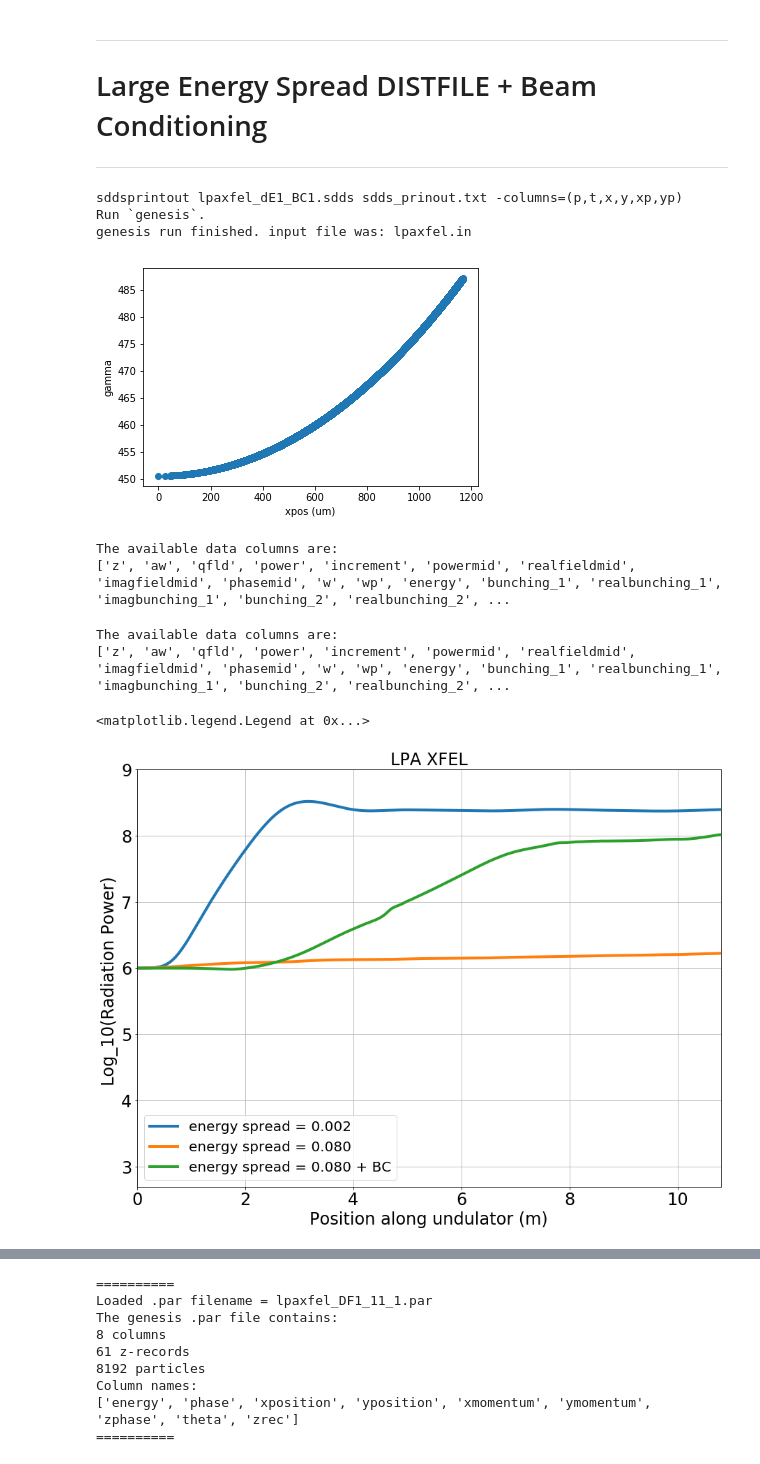
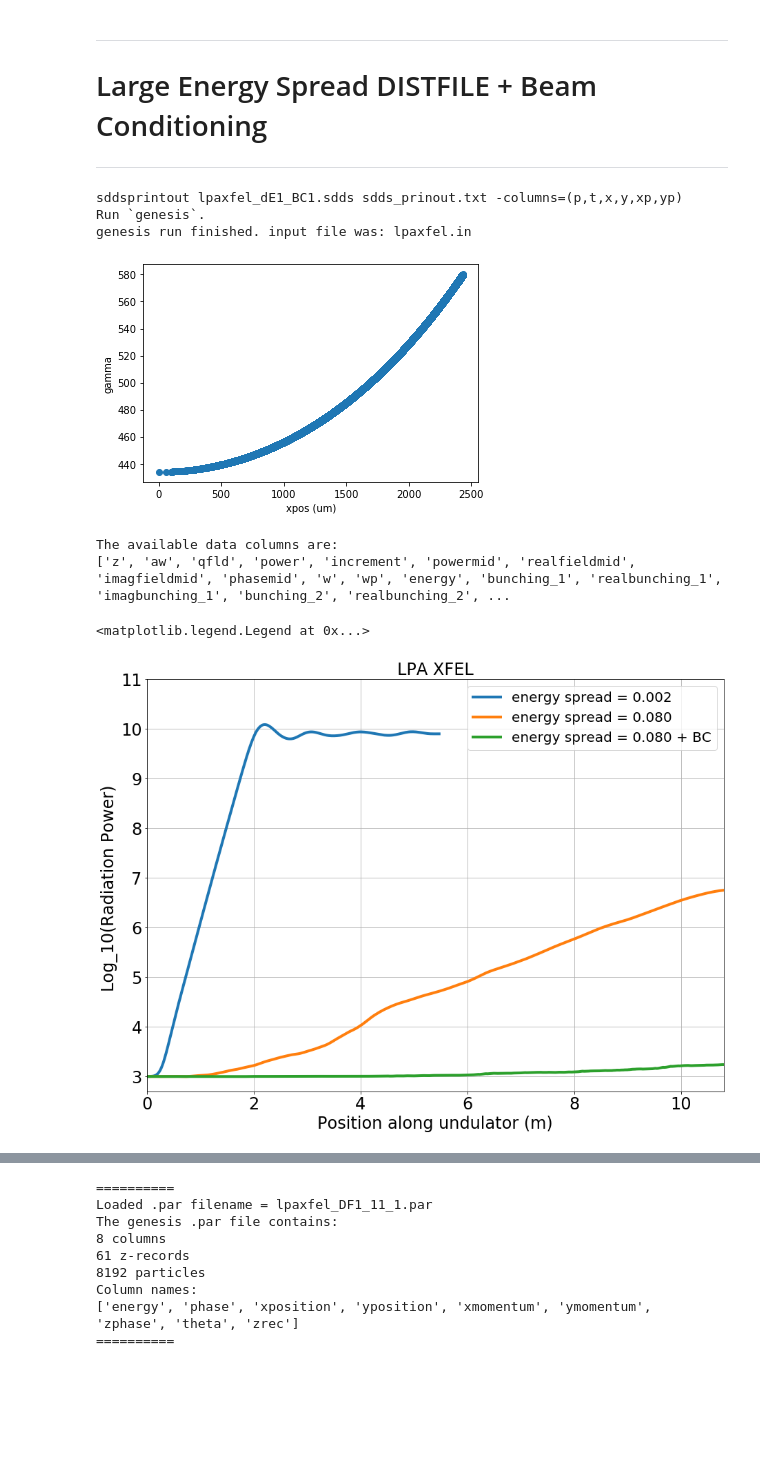
Before and after one commit to igred8/accel_phys_sims, a Jupyter notebook: notebooks/3.0-igad-lpaxfel_opt.ipynb, the cells around one changed output, grey strips where cells are left out. Saved outputs shown, nothing was run; the diff lists cells and outputs as text; code cells hidden in the pictures; blank space fills up the shorter version.

```diff
--- a/notebooks/3.0-igad-lpaxfel_opt.ipynb
+++ b/notebooks/3.0-igad-lpaxfel_opt.ipynb
@@ -531,7 +536,7 @@ genin = 'lpaxfel.in'
 
 # make changes to genesis input file
 gc = ega.GenControl(0)
-chparams = {'XLAMDS':79.76e-9,
+chparams = {'XLAMDS':80.00e-9,
            'IPPART':10}
 # chparams = {'XLAMDS':80e-9}
 gc.param_set(genin, chparams)
@@ -539,10 +544,8 @@ gc.param_set(genin, chparams)
 # equivalentgenesischarge = 12.0e-9
 bcm = 1
 if bcm == 1:
-    aa = 62.7e3
-    mo = 0
-elif bcm == 2:
-    aa = 4.175e3
+#     aa = 47.17e3
+    aa = 66e3
     mo = 0
 
 genout = 'lpaxfel_DF1_11_{:01d}'.format(*[bcm])
@@ -558,7 +561,7 @@ elegen(pathele0, fileele0,
 sddsprintout lpaxfel_dE1_BC1.sdds sdds_prinout.txt -columns=(p,t,x,y,xp,yp)
 Run `genesis`.
 genesis run finished. input file was: lpaxfel.in
-[figure, old version]
+[figure, new version]
 # %%
 go111 = ega.GenOut()
 genout = 'lpaxfel_DF1_11_1'
@@ -567,14 +570,6 @@ print('The available data columns are:\n' + str(go111.colnames))
 # %% [output]
 The available data columns are:
 ['z', 'aw', 'qfld', 'power', 'increment', 'powermid', 'realfieldmid', 'imagfieldmid', 'phasemid', 'w', 'wp', 'energy', 'bunching_1', 'realbunching_1', 'imagbunching_1', 'bunching_2', 'realbunching_2', ...
-# %%
-go112 = ega.GenOut()
-genout = 'lpaxfel_DF1_11_2'
-go112.load(genout)
-print('The available data columns are:\n' + str(go112.colnames))
-# %% [output]
-The available data columns are:
-['z', 'aw', 'qfld', 'power', 'increment', 'powermid', 'realfieldmid', 'imagfieldmid', 'phasemid', 'w', 'wp', 'energy', 'bunching_1', 'realbunching_1', 'imagbunching_1', 'bunching_2', 'realbunching_2', ...
 # %%
 fig, ax = plt.subplots(figsize=(15,11))
 
@@ -587,34 +582,34 @@ try:
 except NameError:
     print('skip plots of _,00,10')
 
 xvec = go111.data.z
 yvec = np.log10(go111.data.power)
 ax.plot(xvec, yvec, **ls)
 
 # xvec = go112.data.z
 # yvec = np.log10(go112.data.power)
 # plt.plot(xvec, yvec)
 
 plt.grid()
 fs = dict(fontsize=24)
 plt.xlabel('Position along undulator (m)',**fs)
 plt.ylabel('Log_10(Radiation Power) ', **fs)
 plt.title('LPA XFEL', fontsize=24)
 
 plt.xticks(fontsize=24)
 plt.yticks(fontsize=24)
-plt.axis([0, xvec.max(), 2.7, 9])
+plt.axis([0, xvec.max(), 2.7, 11])
 
 engspread = 0.08
 aa = 62.7e3
 mo = 0.0
 plt.legend(['energy spread = 0.002',
             'energy spread = {:04.3f}'.format(engspread),
             'energy spread = {:04.3f} + BC'.format(*[engspread, aa, mo])],
            loc='best',
            fontsize=20)
 # %% [output]
 <matplotlib.legend.Legend at 0x...>
-[figure, old version]
+[figure, new version]
 # %%
 if True:
```
Also changed, not shown: parts of 22 cells of this notebook, 3 other files.
